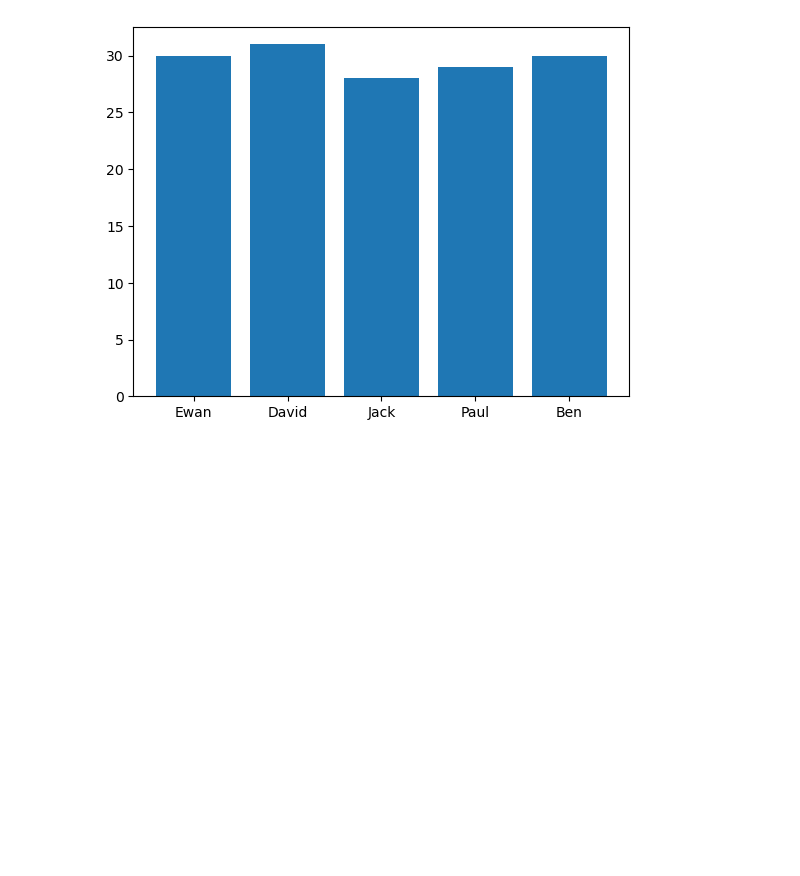
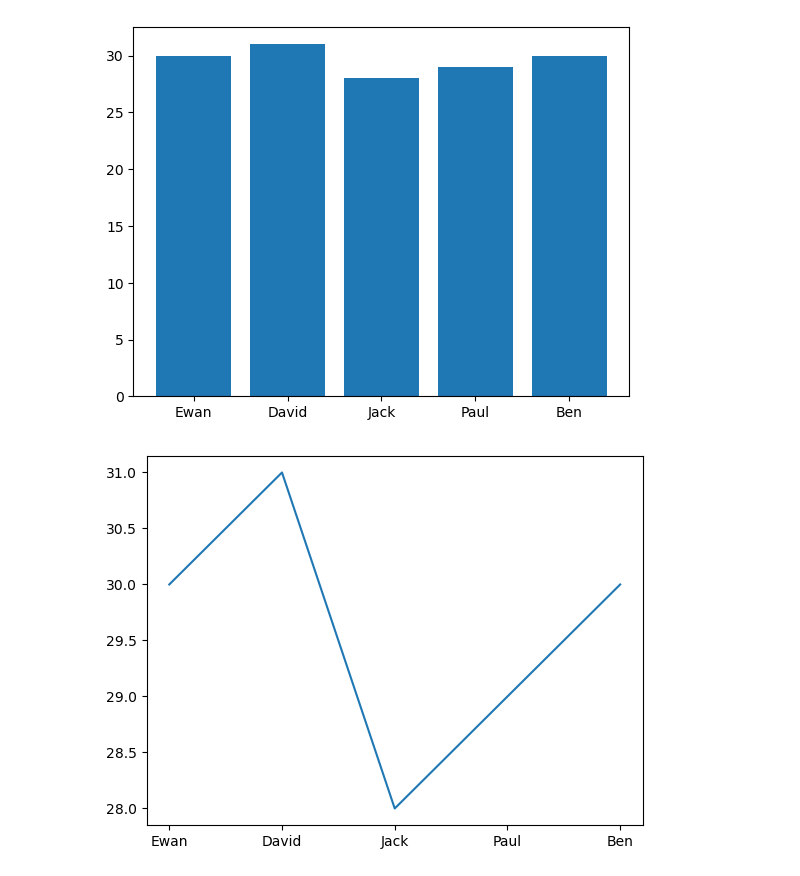
Before and after one commit to ekerredwards/Markdown-test, a Jupyter notebook: LLM.ipynb, the cells around one changed output. Saved outputs shown, nothing was run; the diff lists cells and outputs as text; code cells hidden in the pictures; blank space fills up the shorter version.

Commit message:
more graphs

```diff
--- a/LLM.ipynb
+++ b/LLM.ipynb
@@ -33,3 +33,8 @@ plt.bar(df['Name'], df['Age'])
 # %% [output]
 <BarContainer object of 5 artists>
 [figure]
+# %%
+plt.plot(df['Name'], df['Age'])
+plt.show()
+# %% [output]
+[figure, added]
```
